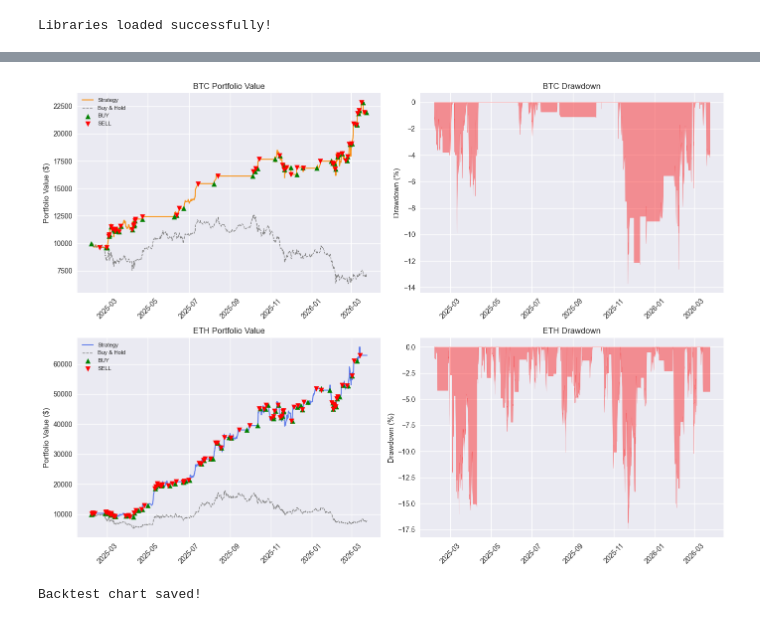
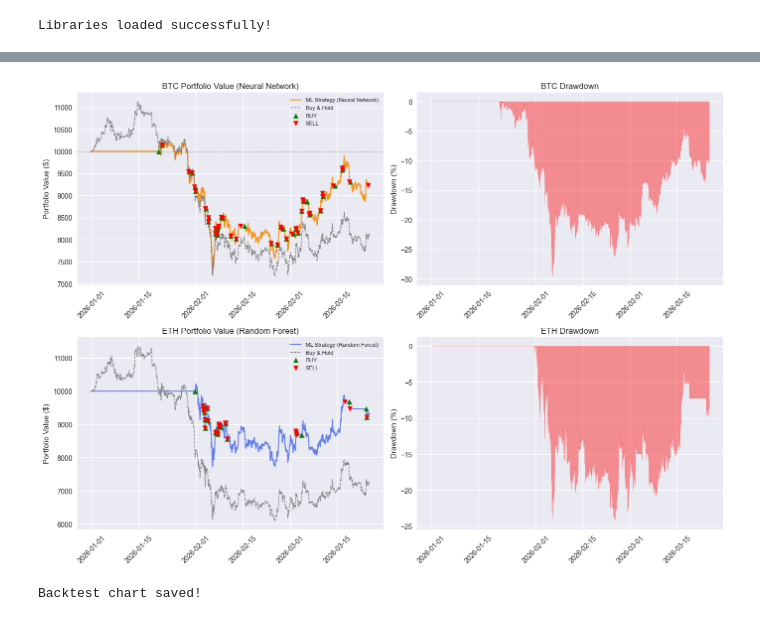
Before and after one commit to nabil-kh11/crypto-trading-bot, a Jupyter notebook: notebooks/03_backtesting.ipynb, the cells around one changed output, grey strips where cells are left out. Drawn from its saved outputs; the diff is of its cells as text; code cells hidden in the pictures.

Commit message:
fix: correct temporal split in ETL, retrain models, update backtesting

```diff
--- a/notebooks/03_backtesting.ipynb
+++ b/notebooks/03_backtesting.ipynb
@@ -49,10 +49,19 @@ ETH test set: (1438, 36)
 # %%
-# Sort by timestamp properly
-btc_test = btc_test.sort_values('timestamp').reset_index(drop=True)
-eth_test = eth_test.sort_values('timestamp').reset_index(drop=True)
+# BTC predictions (Neural Network needs scaled features)
+btc_X_test = btc_test[FEATURE_COLS]
+btc_X_test_sc = btc_scaler.transform(btc_X_test)
+btc_test['signal'] = best_btc.predict(btc_X_test_sc)
 
-print(f"BTC test set: {btc_test.shape}")
-print(f"  Date range: {btc_test['timestamp'].iloc[0]} → {btc_test['timestamp'].iloc[-1]}")
-print(f"\nETH test set: {eth_test.shape}")
-print(f"  Date range: {eth_test['timestamp'].iloc[0]} → {eth_test['timestamp'].iloc[-1]}")
+# ETH predictions (Random Forest uses unscaled features)
+eth_X_test = eth_test[FEATURE_COLS]
+eth_test['signal'] = best_eth.predict(eth_X_test)
+
+LABEL_MAP = {0: 'SELL', 1: 'HOLD', 2: 'BUY'}
+btc_test['signal_label'] = btc_test['signal'].map(LABEL_MAP)
+eth_test['signal_label'] = eth_test['signal'].map(LABEL_MAP)
+
+print("BTC signal distribution:")
+print(btc_test['signal_label'].value_counts())
+print(f"\nETH signal distribution:")
+print(eth_test['signal_label'].value_counts())
 # %% [output]
@@ -173,24 +160,24 @@ vs Buy & Hold:     +550.87%
 # %%
 fig, axes = plt.subplots(2, 2, figsize=(14, 10))
 
-for idx, (portfolio_df, trades_df, metrics, symbol, color) in enumerate([
-    (btc_portfolio, btc_trades, btc_metrics, 'BTC', '#F7931A'),
-    (eth_portfolio, eth_trades, eth_metrics, 'ETH', '#627EEA')
+for idx, (portfolio_df, trades_df, df, symbol, color, model_name) in enumerate([
+    (btc_portfolio, btc_trades, btc_test, 'BTC', '#F7931A', 'Neural Network'),
+    (eth_portfolio, eth_trades, eth_test, 'ETH', '#627EEA', 'Random Forest')
 ]):
     ax1 = axes[idx][0]
     ax2 = axes[idx][1]
 
-    # Portfolio value over time
+    # Portfolio value
     ax1.plot(portfolio_df['timestamp'], portfolio_df['portfolio_value'],
-             color=color, linewidth=1.5, label='Strategy')
+             color=color, linewidth=1.5, label=f'ML Strategy ({model_name})')
 
-    # Buy and Hold line
+    # Buy and Hold
     first_price = portfolio_df['price'].iloc[0]
     bah_values = 10000 / first_price * portfolio_df['price']
     ax1.plot(portfolio_df['timestamp'], bah_values,
              color='gray', linewidth=1, linestyle='--', label='Buy & Hold')
 
-    # Mark buy and sell points
+    # Mark trades
     if len(trades_df) > 0:
         buys  = trades_df[trades_df['type'] == 'BUY']
         sells = trades_df[trades_df['type'] == 'SELL']
@@ -203,35 +190,36 @@ for idx, (portfolio_df, trades_df, metrics, symbol, color) in enumerate([
 
         sell_values = []
         for _, trade in sells.iterrows():
             match = portfolio_df[portfolio_df['timestamp'] == trade['timestamp']]
             if len(match) > 0:
                 sell_values.append(match['portfolio_value'].iloc[0])
 
         if buy_values:
             ax1.scatter(buys['timestamp'].iloc[:len(buy_values)],
                        buy_values, color='green', marker='^', s=50, zorder=5, label='BUY')
         if sell_values:
             ax1.scatter(sells['timestamp'].iloc[:len(sell_values)],
                        sell_values, color='red', marker='v', s=50, zorder=5, label='SELL')
 
-    ax1.set_title(f'{symbol} Portfolio Value')
+    ax1.axhline(y=10000, color='black', linewidth=0.5, linestyle=':')
+    ax1.set_title(f'{symbol} Portfolio Value ({model_name})')
     ax1.set_ylabel('Portfolio Value ($)')
     ax1.legend(fontsize=8)
     ax1.tick_params(axis='x', rotation=45)
 
-    # Drawdown chart
+    # Drawdown
     ax2.fill_between(portfolio_df['timestamp'],
                      portfolio_df['drawdown'], 0,
                      color='red', alpha=0.4)
     ax2.set_title(f'{symbol} Drawdown')
     ax2.set_ylabel('Drawdown (%)')
     ax2.tick_params(axis='x', rotation=45)
 
 plt.tight_layout()
 plt.savefig('../docs/diagrams/backtest_results.png', dpi=150, bbox_inches='tight')
 plt.show()
 print("Backtest chart saved!")
 # %% [output]
-[figure, old version]
+[figure, new version]
 Backtest chart saved!
 # %%
```
Also changed, not shown: parts of 4 cells of this notebook, 7 other files.
